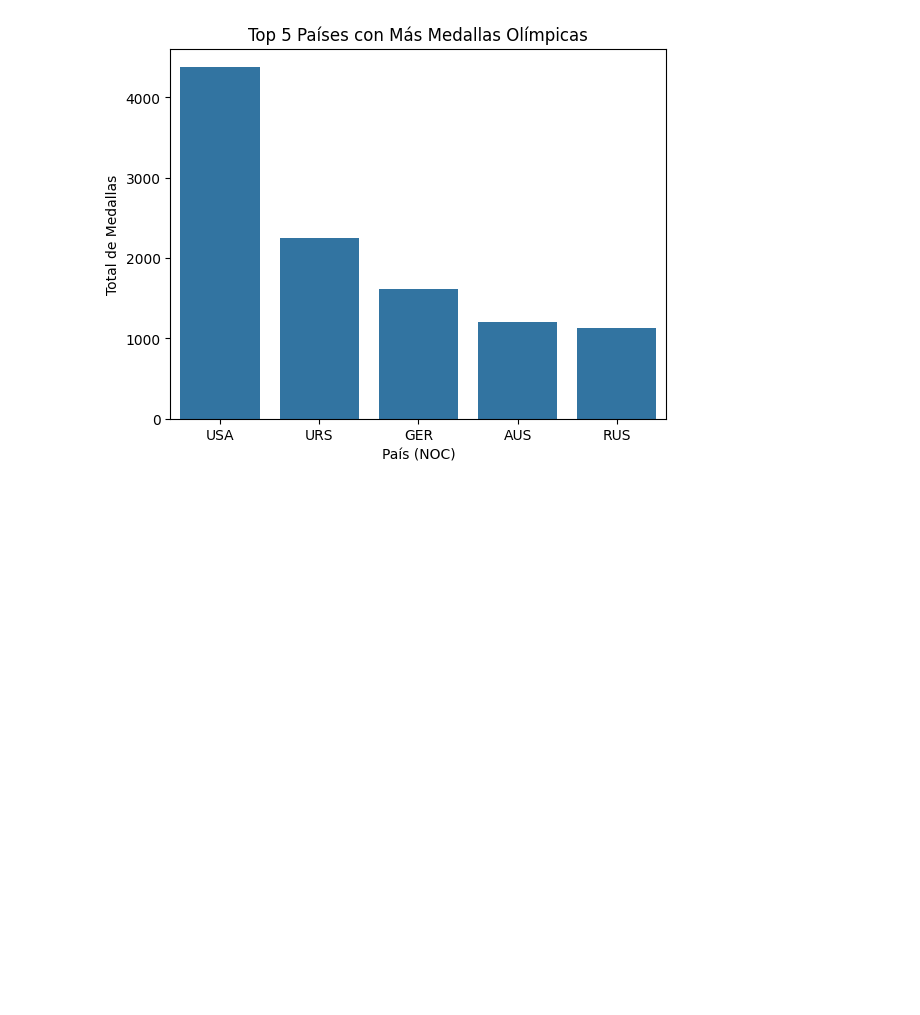
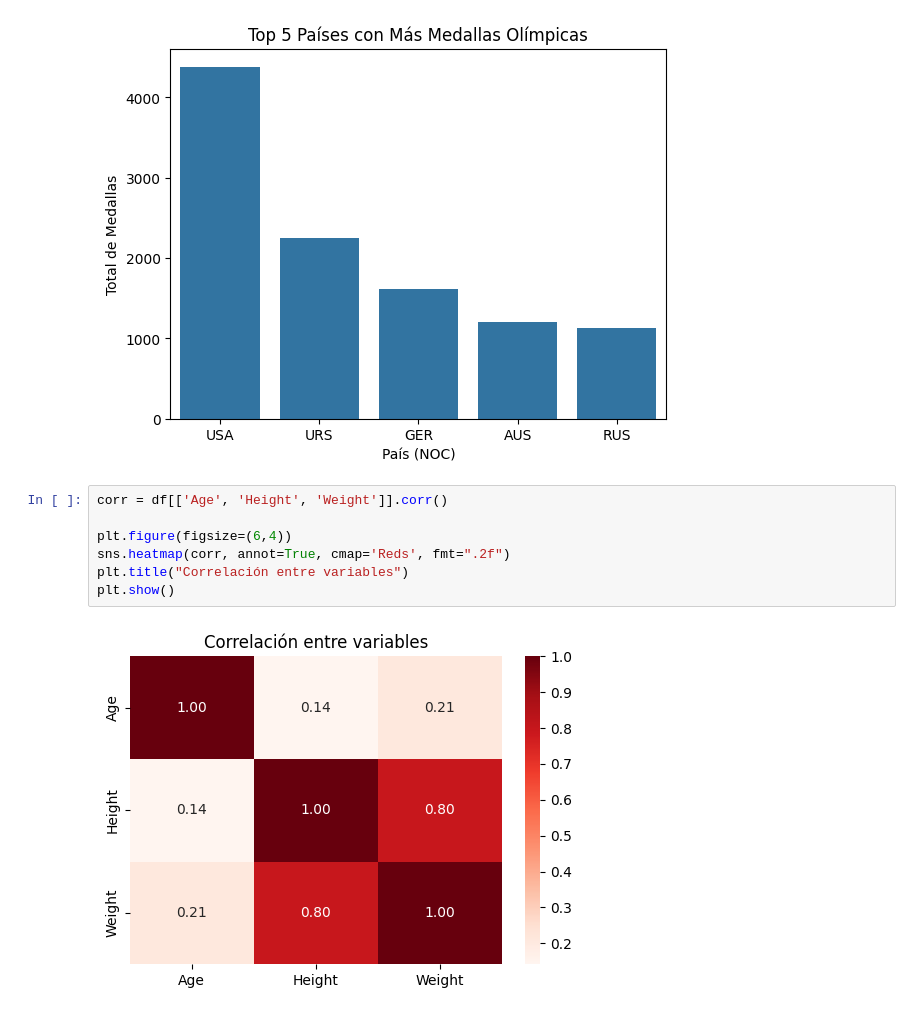
Before and after one commit to VIZ3NT04/model_ath, a Jupyter notebook: piton.ipynb, the cells around one changed output. Saved outputs shown, nothing was run; the diff lists cells and outputs as text; blank space fills up the shorter version.

```diff
--- a/piton.ipynb
+++ b/piton.ipynb
@@ -207,3 +200,12 @@ plt.ylabel('Total de Medallas')
 plt.show()
 # %% [output]
 [figure]
+# %%
+corr = df[['Age', 'Height', 'Weight']].corr()
+
+plt.figure(figsize=(6,4))
+sns.heatmap(corr, annot=True, cmap='Reds', fmt=".2f")
+plt.title("Correlación entre variables")
+plt.show()
+# %% [output]
+[figure, added]
```
Also changed, not shown: parts of 10 cells of this notebook.
